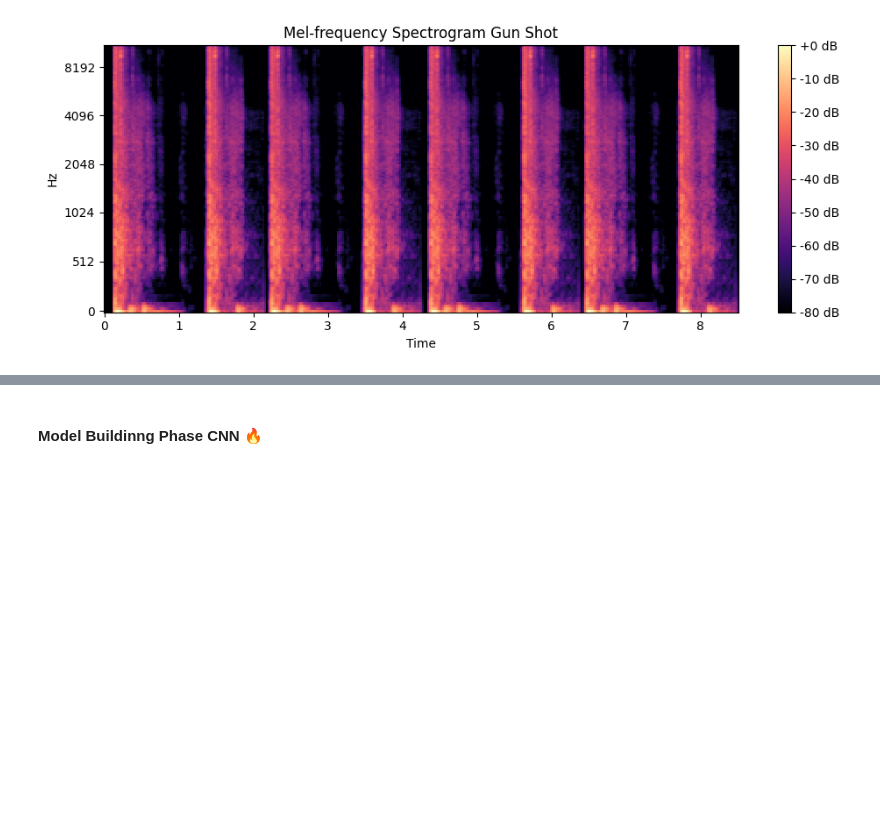
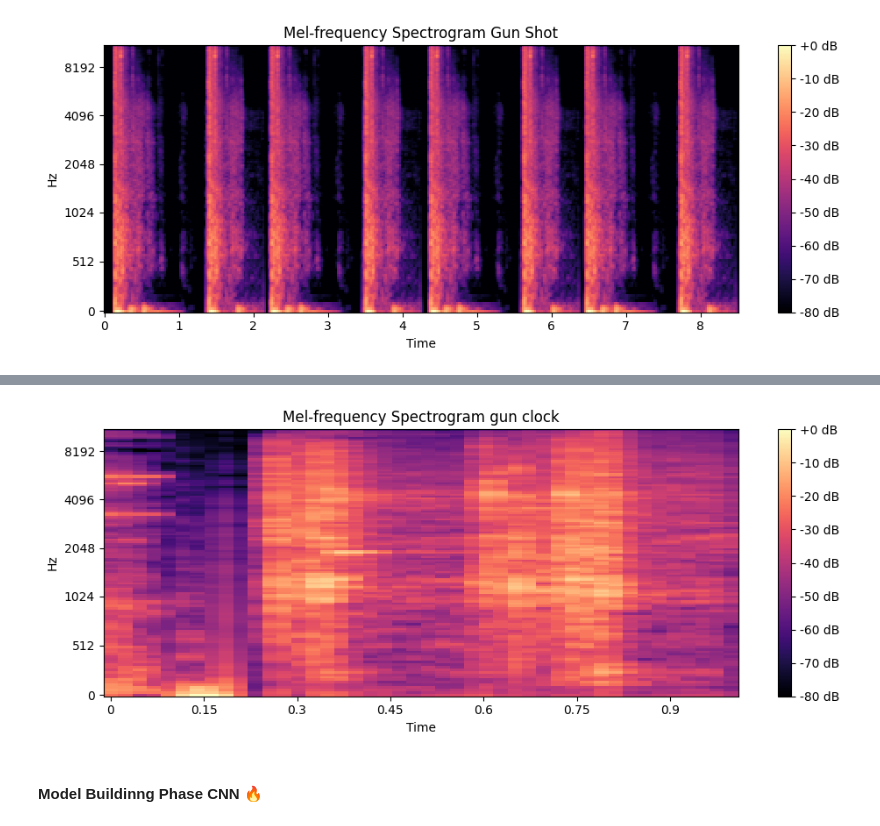
Before and after one commit to satwikshirsat04/CCTV-Footage-Audio-Cyber-Crime-, a Jupyter notebook: CCTV Sound Threat/notebooks/sound.ipynb, the cells around one changed output, grey strips where cells are left out. Drawn from its saved outputs; the diff is of its cells as text; code cells hidden in the pictures; blank space fills up the shorter version.

```diff
--- a/CCTV Sound Threat/notebooks/sound.ipynb
+++ b/CCTV Sound Threat/notebooks/sound.ipynb
@@ -52,3 +54,19 @@ plt.show()
+# %%
+# Generate Mel Spectrogram
+S = librosa.feature.melspectrogram(y=y2, sr=sr2, n_mels=128)
+S_DB = librosa.power_to_db(S, ref=np.max)
+
+# Plot spectrogram
+plt.figure(figsize=(10, 4))
+librosa.display.specshow(S_DB, sr=sr2, x_axis='time', y_axis='mel')
+plt.colorbar(format='%+2.0f dB')
+plt.title('Mel-frequency Spectrogram gun clock')
+plt.tight_layout()
+# Save the Mel Spectrogram as an image
+plt.savefig('spectrogram_gunclock.png', dpi=300, bbox_inches='tight')
+plt.show()
+# %% [output]
+[figure, added]
 # %%
 input_folder = '../sound effects'
 output_folder = '../spectogram dataset'
```
Also changed, not shown: parts of 2 cells of this notebook, 5 other files.
